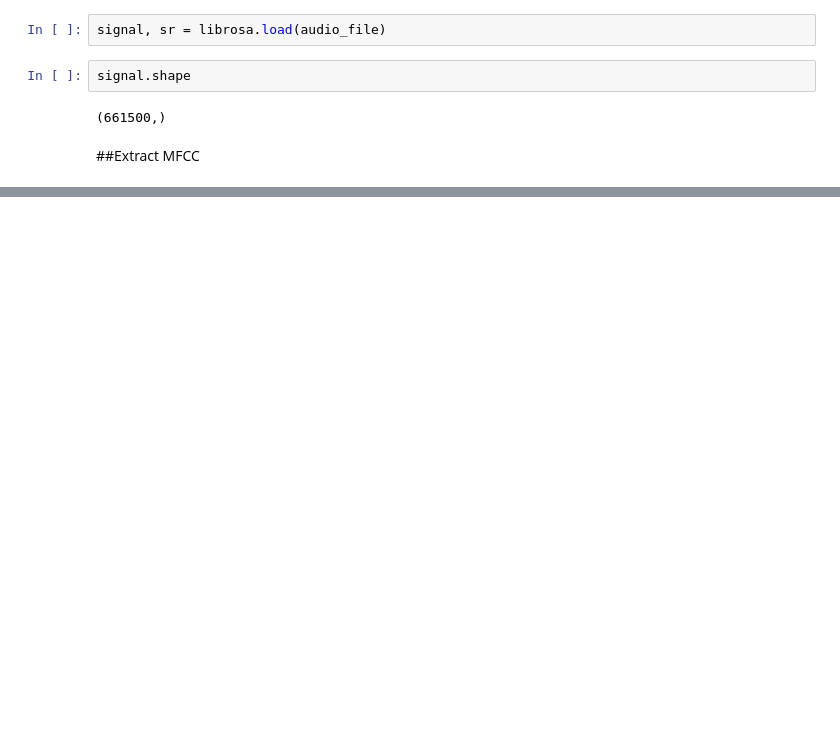
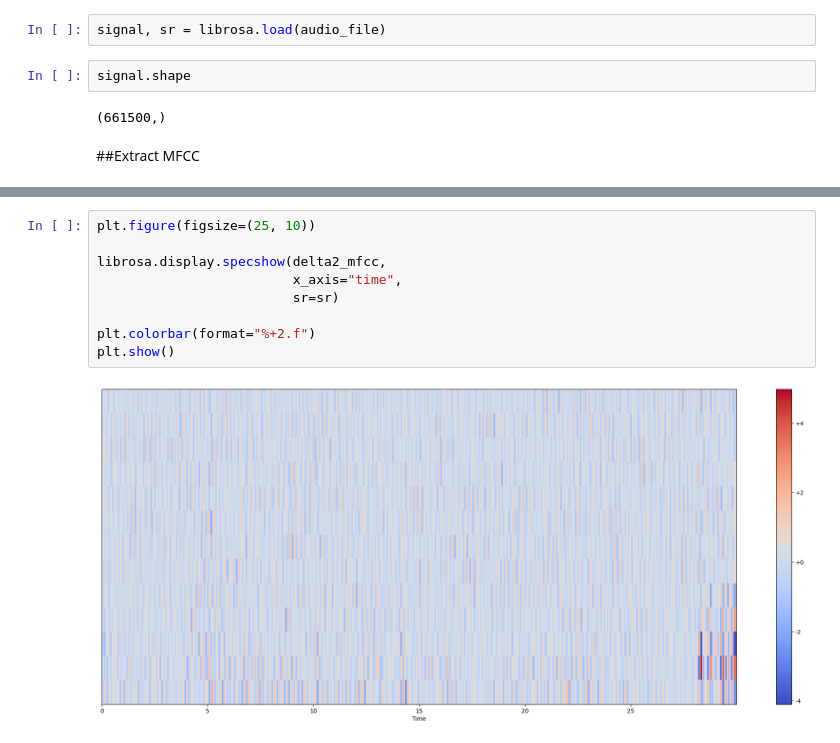
Before and after one commit to zahra-sharifzadeh/Digital_Audio_Processing, a Jupyter notebook: Extracting MFCCs/Extracting_MFCCs_with_Python.ipynb, the cells around one changed output, grey strips where cells are left out. Drawn from its saved outputs; the diff is of its cells as text; blank space fills up the shorter version.

```diff
--- a/Extracting MFCCs/Extracting_MFCCs_with_Python.ipynb
+++ b/Extracting MFCCs/Extracting_MFCCs_with_Python.ipynb
@@ -73,0 +119,11 @@ signal.shape
+# %%
+plt.figure(figsize=(25, 10))
+
+librosa.display.specshow(delta2_mfcc,
+                         x_axis="time",
+                         sr=sr)
+
+plt.colorbar(format="%+2.f")
+plt.show()
+# %% [output]
+[figure, added]
```
Also changed, not shown: parts of 16 cells of this notebook.
